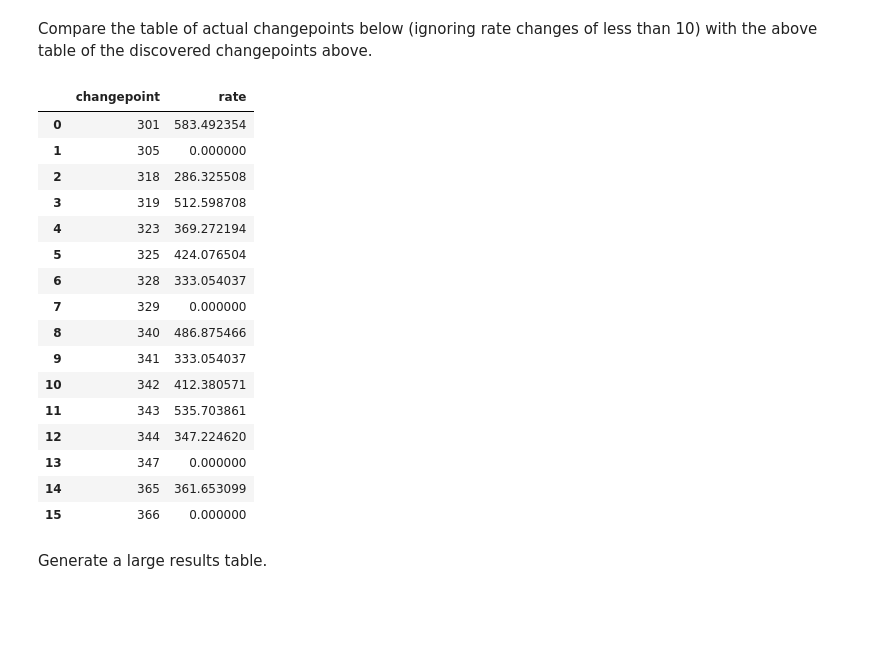
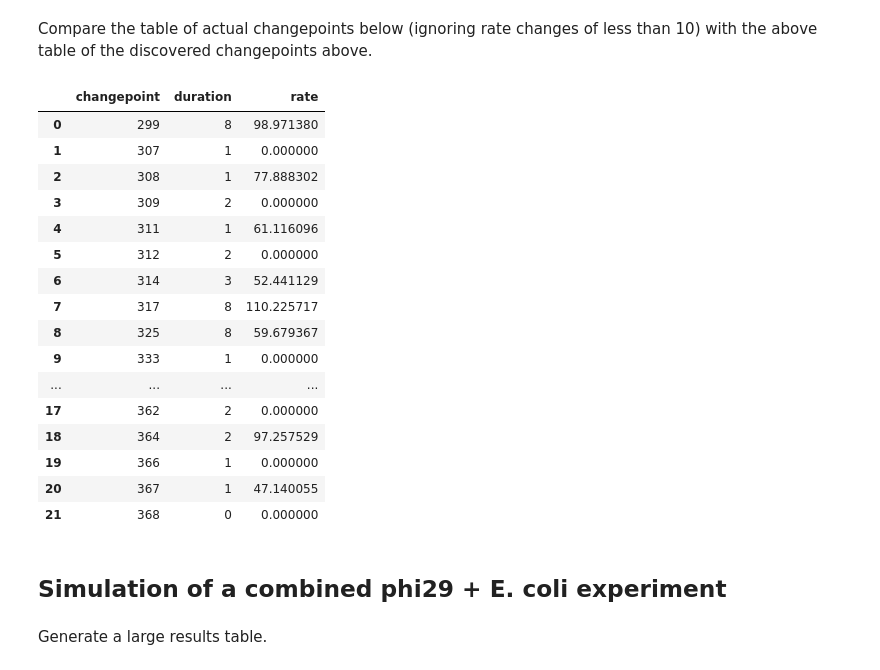
Before and after one commit to flynn949/beadpy, a Jupyter notebook: Trajectory_Simulator.ipynb, the cells around one changed output. Drawn from its saved outputs; the diff is of its cells as text; code cells hidden in the pictures; blank space fills up the shorter version.

```diff
--- a/Trajectory_Simulator.ipynb
+++ b/Trajectory_Simulator.ipynb
@@ -84,13 +77,13 @@ test = trajectory_simulator(pre_duration = 300,
                          post_duration = 250,
                          mean_duration = 100,
                          min_duration = 10,
-                         mean_rate = 450,
-                         rate_sigma = 100,
+                         mean_rate = 80,
+                         rate_sigma = 30,
                          noise_sigma = 100,
                          noise_sigma_sigma = 20,
                          pause_prob = 0.1,
-                         pause_duration_prob = 0.9,
-                         rate_change_prob = 0.2,
+                         pause_duration_prob = 0.5,
+                         rate_change_prob = 0.01,
                          DNA_length = 15000,
                          trajectory_number = 0)
 exampletrajseg = beadpy.trajectory_plotter(test, 0, method = ('auto', 'whole'),
@@ -117,31 +108,38 @@ Compare the table of actual changepoints below (ignoring rate changes of less th
 # %%
 changepoints = []
 changepoint_values = []
+duration = []
 for i in test.time[1:]:
     if abs(test.rate[i] - test.rate[i-1]) > 10:
         changepoints.append(i)
         changepoint_values.append(test.rate[i])
+for i in range(0, (len(changepoints) - 1)):
+    duration.append(changepoints[i+1]-changepoints[i])
+duration.append(0)
 cpts = pd.DataFrame({'changepoint' : changepoints,
-                    'rate' : changepoint_values})
+                    'rate' : changepoint_values,
+                    'duration' : duration})
 cpts
 # %% [output]
-|  | changepoint | rate |
-| 0 | 301 | 583.492354 |
-| 1 | 305 | 0.000000 |
-| 2 | 318 | 286.325508 |
-| 3 | 319 | 512.598708 |
-| 4 | 323 | 369.272194 |
-| 5 | 325 | 424.076504 |
-| 6 | 328 | 333.054037 |
-| 7 | 329 | 0.000000 |
-| 8 | 340 | 486.875466 |
-| 9 | 341 | 333.054037 |
-| 10 | 342 | 412.380571 |
-| 11 | 343 | 535.703861 |
-| 12 | 344 | 347.224620 |
-| 13 | 347 | 0.000000 |
-| 14 | 365 | 361.653099 |
-| 15 | 366 | 0.000000 |
+|  | changepoint | duration | rate |
+| 0 | 299 | 8 | 98.971380 |
+| 1 | 307 | 1 | 0.000000 |
+| 2 | 308 | 1 | 77.888302 |
+| 3 | 309 | 2 | 0.000000 |
+| 4 | 311 | 1 | 61.116096 |
+| 5 | 312 | 2 | 0.000000 |
+| 6 | 314 | 3 | 52.441129 |
+| 7 | 317 | 8 | 110.225717 |
+| 8 | 325 | 8 | 59.679367 |
+| 9 | 333 | 1 | 0.000000 |
+| ... | ... | ... | ... |
+| 17 | 362 | 2 | 0.000000 |
+| 18 | 364 | 2 | 97.257529 |
+| 19 | 366 | 1 | 0.000000 |
+| 20 | 367 | 1 | 47.140055 |
+| 21 | 368 | 0 | 0.000000 |
+# %% [markdown]
+## Simulation of a combined phi29 + E. coli experiment
 # %% [markdown]
 Generate a large results table.
 # %%
```
Also changed, not shown: parts of 8 cells of this notebook.
